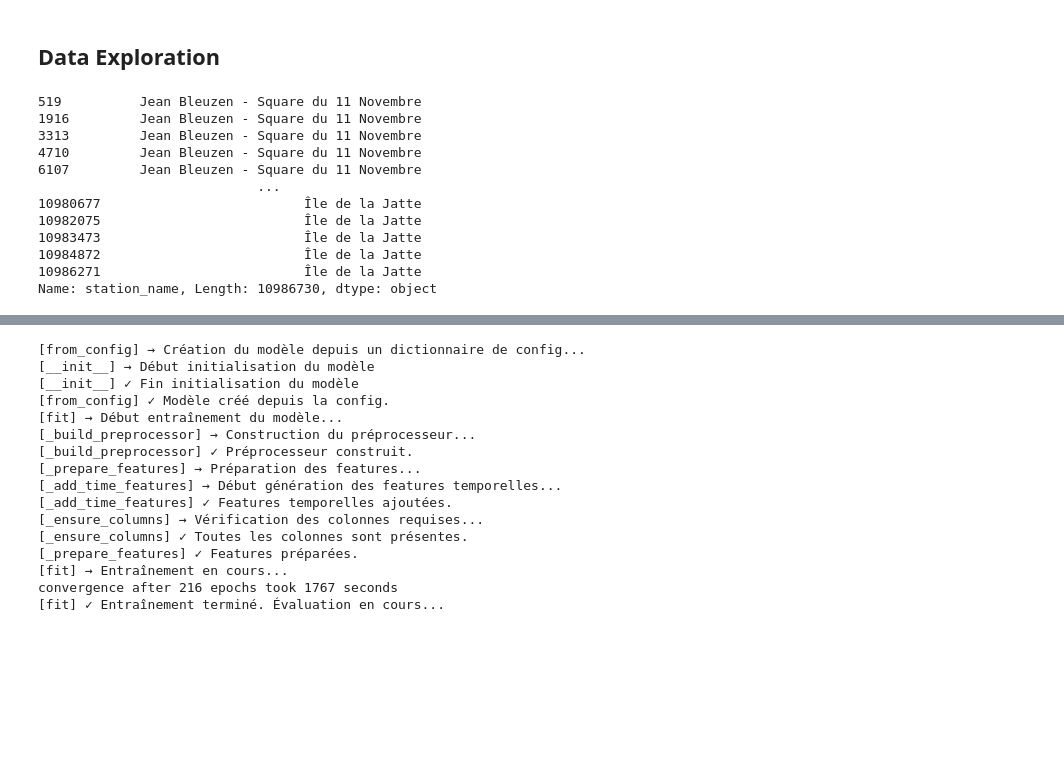
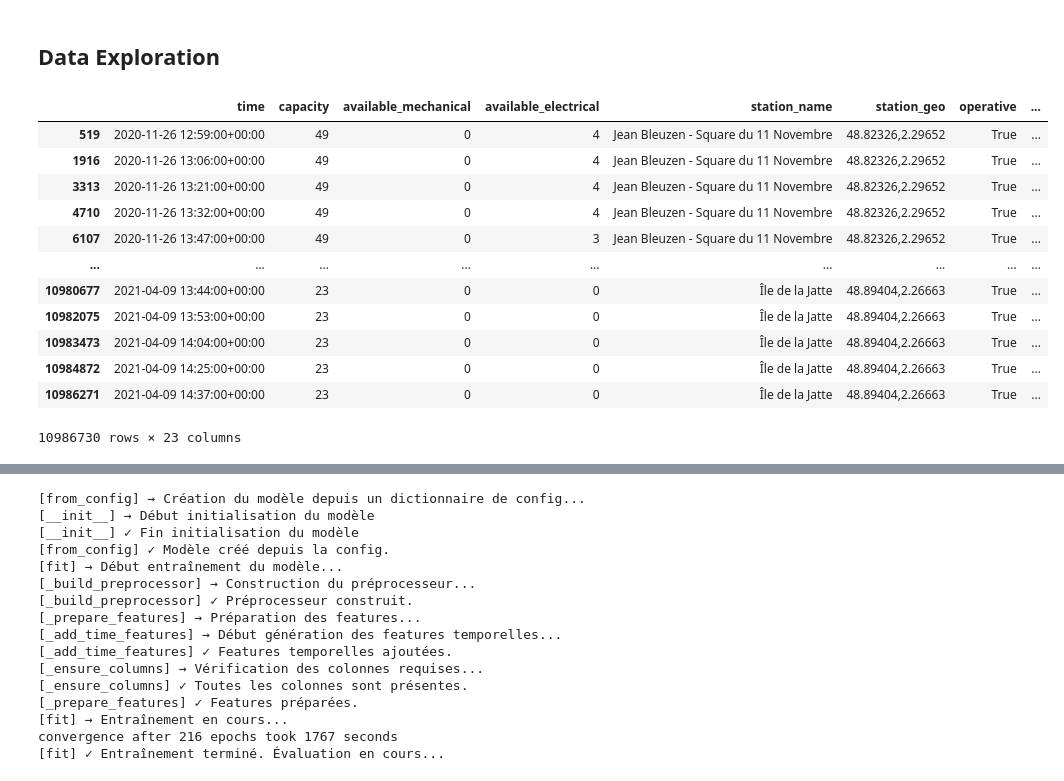
Before and after one commit to blenon1/velibnow, a Jupyter notebook: conception.ipynb, the cells around one changed output, grey strips where cells are left out. Drawn from its saved outputs; the diff is of its cells as text; code cells hidden in the pictures; blank space fills up the shorter version.

```diff
--- a/conception.ipynb
+++ b/conception.ipynb
@@ -337,19 +337,20 @@ feature_dataframe = FeatureBuilder(
 # %% [markdown]
 ## Data Exploration
 # %%
-resultat = feature_dataframe["station_name"].groupby("station_name").count()
+resultat = feature_dataframe
 
 display(resultat)
 # %% [output]
+|  | time | capacity | available_mechanical | available_electrical | station_name | station_geo | operative | ... |
+| 519 | 2020-11-26 12:59:00+00:00 | 49 | 0 | 4 | Jean Bleuzen - Square du 11 Novembre | 48.82326,2.29652 | True | ... |
+| 1916 | 2020-11-26 13:06:00+00:00 | 49 | 0 | 4 | Jean Bleuzen - Square du 11 Novembre | 48.82326,2.29652 | True | ... |
+| 3313 | 2020-11-26 13:21:00+00:00 | 49 | 0 | 4 | Jean Bleuzen - Square du 11 Novembre | 48.82326,2.29652 | True | ... |
+| 4710 | 2020-11-26 13:32:00+00:00 | 49 | 0 | 4 | Jean Bleuzen - Square du 11 Novembre | 48.82326,2.29652 | True | ... |
+| 6107 | 2020-11-26 13:47:00+00:00 | 49 | 0 | 3 | Jean Bleuzen - Square du 11 Novembre | 48.82326,2.29652 | True | ... |
+| ... | ... | ... | ... | ... | ... | ... | ... | ... |
+| 10980677 | 2021-04-09 13:44:00+00:00 | 23 | 0 | 0 | Île de la Jatte | 48.89404,2.26663 | True | ... |
+| 10982075 | 2021-04-09 13:53:00+00:00 | 23 | 0 | 0 | Île de la Jatte | 48.89404,2.26663 | True | ... |
+| 10983473 | 2021-04-09 14:04:00+00:00 | 23 | 0 | 0 | Île de la Jatte | 48.89404,2.26663 | True | ... |
+| 10984872 | 2021-04-09 14:25:00+00:00 | 23 | 0 | 0 | Île de la Jatte | 48.89404,2.26663 | True | ... |
+| 10986271 | 2021-04-09 14:37:00+00:00 | 23 | 0 | 0 | Île de la Jatte | 48.89404,2.26663 | True | ... |
-519          Jean Bleuzen - Square du 11 Novembre
-1916         Jean Bleuzen - Square du 11 Novembre
-3313         Jean Bleuzen - Square du 11 Novembre
-4710         Jean Bleuzen - Square du 11 Novembre
-6107         Jean Bleuzen - Square du 11 Novembre
-                            ...
-10980677                          Île de la Jatte
-10982075                          Île de la Jatte
-10983473                          Île de la Jatte
-10984872                          Île de la Jatte
-10986271                          Île de la Jatte
-Name: station_name, Length: 10986730, dtype: object
+10986730 rows × 23 columns
```
Also changed, not shown: parts of 2 cells of this notebook, 1 other file.
